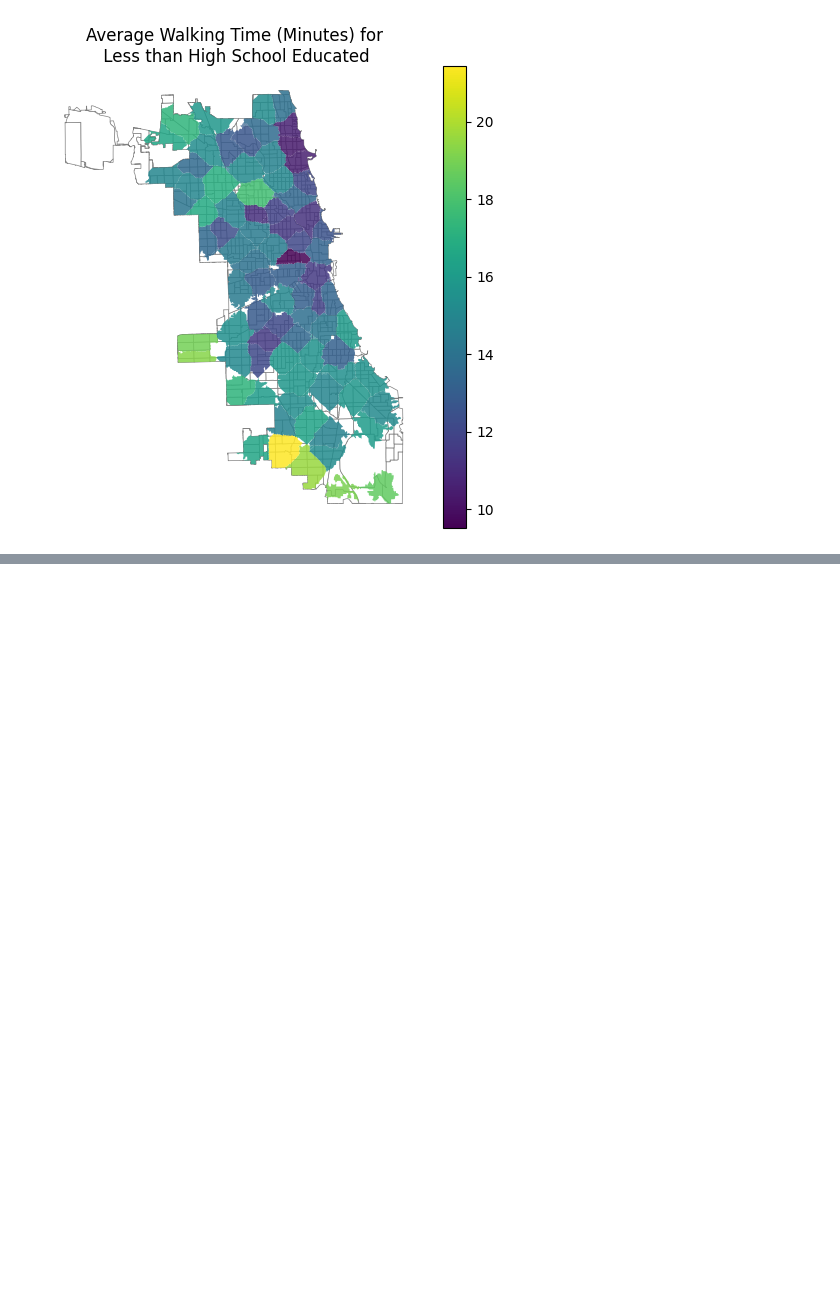
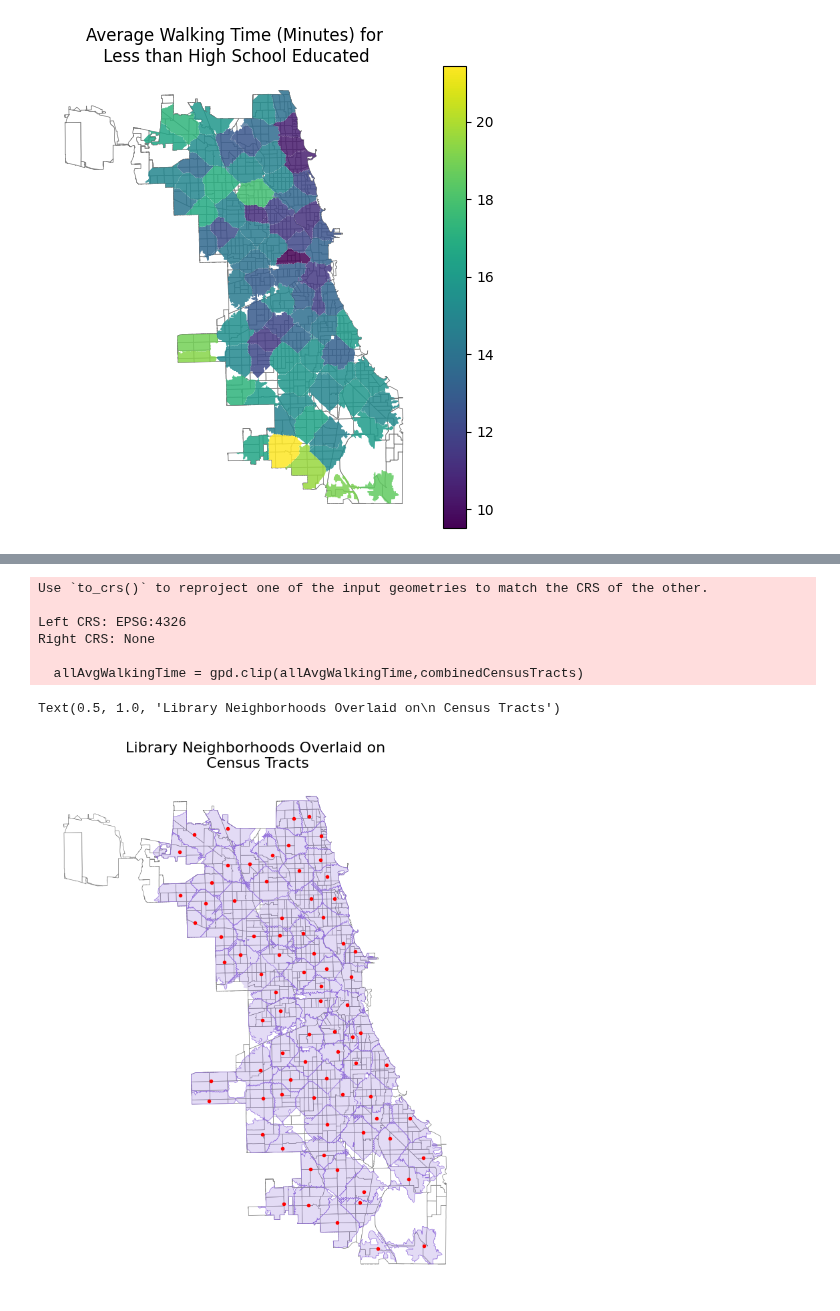
Before and after one commit to Rajvishah12/cpl_project, a Jupyter notebook: can-summer-2023/library neighborhoods/avgTravelTime/avgTravelTimeHeatMaps.ipynb, the cells around one changed output, grey strips where cells are left out. Cells and saved outputs as stored; diff of their text form; code cells hidden in the pictures; blank space fills up the shorter version.

```diff
--- a/can-summer-2023/library neighborhoods/avgTravelTime/avgTravelTimeHeatMaps.ipynb
+++ b/can-summer-2023/library neighborhoods/avgTravelTime/avgTravelTimeHeatMaps.ipynb
@@ -179,0 +256,8 @@ Text(0.5, 1.0, 'Average Walking Time (Minutes) for\n Less than High School Educa
+# %%
+neighborhoodRadii = pd.read_csv('completedWalkingNeighborhoodRadiiDF.csv')
+neighborhoodRadii = gpd.GeoDataFrame(
+    neighborhoodRadii.loc[:, [c for c in neighborhoodRadii.columns if c != "geometry"]],
+    geometry=gpd.GeoSeries.from_wkt(neighborhoodRadii["geometry"]),
+    crs="epsg:4326",
+    )
+neighborhoodRadii
@@ -179,0 +278,10 @@ Text(0.5, 1.0, 'Average Walking Time (Minutes) for\n Less than High School Educa
+# %%
+neighborhoodRadii = neighborhoodRadii.drop(columns = 'Unnamed: 0')
+# %%
+branchLocsOnly=neighborhoodRadii[['BRANCH','LOCATION']]
+branchLocsOnly.crs = 'EPSG:4326'
+branchLocsOnly[['Latitude', 'Longitude']] = [ast.literal_eval(x)[:2] for x in branchLocsOnly['LOCATION']]
+branchLocsOnly = branchLocsOnly.drop(columns='LOCATION')
+
+branchLocsOnly = gpd.GeoDataFrame(
+    branchLocsOnly, geometry=gpd.points_from_xy(branchLocsOnly.Longitude, branchLocsOnly.Latitude), crs="EPSG:4326")
@@ -179,0 +315,30 @@ Text(0.5, 1.0, 'Average Walking Time (Minutes) for\n Less than High School Educa
+# %%
+#allAvgWalkingTime['geometry'] = walkingNeighborhoods['geometry']
+
+allAvgWalkingTime['geometry'] = walkingNeighborhoods['geometry']
+allAvgWalkingTime = gpd.GeoDataFrame(
+    allAvgWalkingTime.loc[:, [c for c in allAvgWalkingTime.columns if c != "geometry"]],
+    geometry=gpd.GeoSeries.from_wkt(allAvgWalkingTime["geometry"]),
+    crs="epsg:4326",
+    )
+
+allAvgWalkingTime = gpd.clip(allAvgWalkingTime,combinedCensusTracts)
+
+
+fig, ax = plt.subplots(1, figsize=(10, 10))
+base = censusTracts.plot(ax=ax, color='white', edgecolor='gray', linewidth = .5)
+
+allAvgWalkingTime.plot(ax=base, alpha = .25, color='mediumpurple')
+allAvgWalkingTime.boundary.plot(ax=base, edgecolor='mediumpurple', linewidth = .5, alpha = 1)
+branchLocsOnly.plot(ax=base, marker='o', color='red', markersize=9)
+ax.axis('off')
+ax.set_title('Library Neighborhoods Overlaid on\n Census Tracts', fontdict={'fontsize': '16', 'fontweight' : '3'})
+# %% [output]
+Use `to_crs()` to reproject one of the input geometries to match the CRS of the other.
+
+Left CRS: EPSG:4326
+Right CRS: None
+
+  allAvgWalkingTime = gpd.clip(allAvgWalkingTime,combinedCensusTracts)
+Text(0.5, 1.0, 'Library Neighborhoods Overlaid on\n Census Tracts')
+[figure, added]
```
Also changed, not shown: parts of 17 cells of this notebook, 6 other files.
